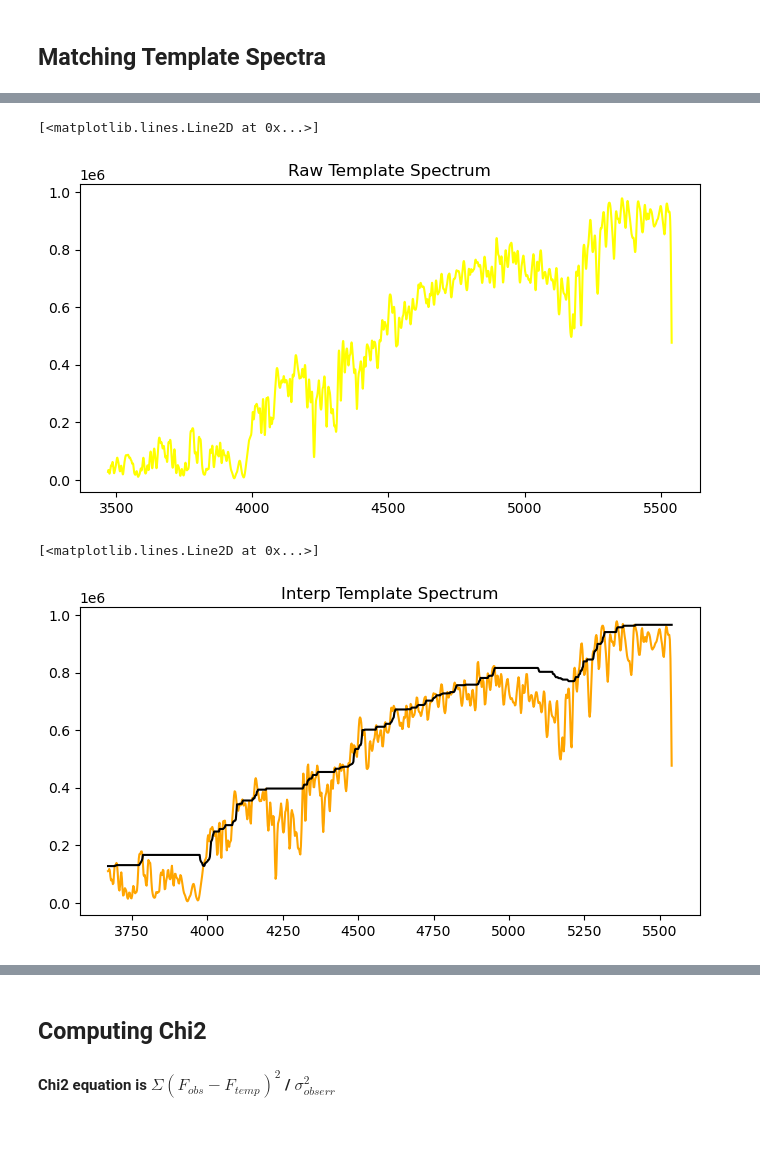
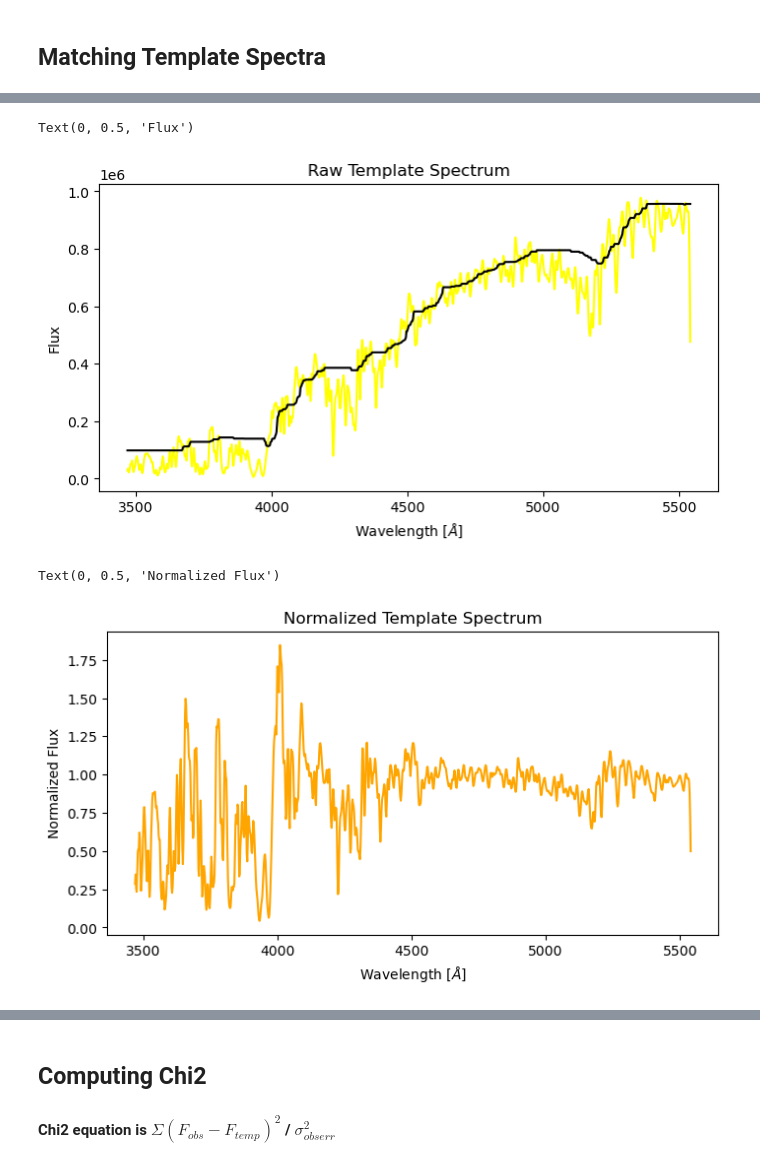
Before and after one commit to Galactic-Archaeology-Lab/het_cannon_projects, a Jupyter notebook: zoe/hetvips_stars.ipynb, the cells around one changed output, grey strips where cells are left out. Cells and saved outputs as stored; diff of their text form; code cells hidden in the pictures; blank space fills up the shorter version.

```diff
--- a/zoe/hetvips_stars.ipynb
+++ b/zoe/hetvips_stars.ipynb
@@ -133,3 +155,5 @@ plt.plot(sub_wave,sub_cont,color='black')
+# %%
+normalized_spec = resampled_spec / continuum
 # %%
 plt.figure(figsize=(8,4))
 plt.title('Normalized Spectrum')
@@ -163,4 +243,5 @@ def normalization(spectrum,percent):
 # %% [markdown]
 ## Matching Template Spectra
 # %%
-template = Table.read('../RVgrid/T4000_g0.50_f-0.50.spec.conv',format='ascii')
+# trying with one template first
+template = Table.read('../RVgrid/T4000_g0.50_f-0.50.spec.conv',format='ascii',names=['wave','flux_n','flux_u'])
@@ -189,24 +248,28 @@ Table length=20701
+# %%
+# defining what will be interpolated
+x = wave_arr
+xp = np.arange(len(template))
+fp = template['flux_u']
+
+# interp_temp = np.interp(x, xp, fp)
+interp_temp = np.interp(x,template['wave'],template['flux_u'])
+cont_temp, norm_temp = normalization(interp_temp,95)
 # %%
 plt.figure(figsize=(8,4))
 plt.title('Raw Template Spectrum')
-plt.plot(template['col1'],template['col3'],color='yellow')
+plt.plot(template['wave'],template['flux_u'],color='yellow')
+plt.plot(wave_arr,cont_temp,color='black')
+plt.xlabel(r'Wavelength [$\AA$]')
+plt.ylabel('Flux')
 # %% [output]
-[<matplotlib.lines.Line2D at 0x...>]
+Text(0, 0.5, 'Flux')
-[figure, old version]
+[figure, new version]
-# %%
-# defining what will be interpolated
-x = wave_arr
-xp = np.arange(len(template))
-fp = template['col3']
-
-# interp_temp = np.interp(x, xp, fp)
-interp_temp = np.interp(x,template['col1'],template['col3'])
-cont_temp, sub_temp, norm_temp = normalization(interp_temp,95)
 # %%
 plt.figure(figsize=(8,4))
-plt.title('Interp Template Spectrum')
-plt.plot(sub_wave,sub_temp,color='orange')
-plt.plot(sub_wave,cont_temp,color='black')
+plt.title('Normalized Template Spectrum')
+plt.plot(wave_arr,norm_temp,color='orange')
+plt.xlabel(r'Wavelength [$\AA$]')
+plt.ylabel('Normalized Flux')
 # %% [output]
-[<matplotlib.lines.Line2D at 0x...>]
+Text(0, 0.5, 'Normalized Flux')
-[figure, old version]
+[figure, new version]
```
Also changed, not shown: parts of 20 cells of this notebook.
